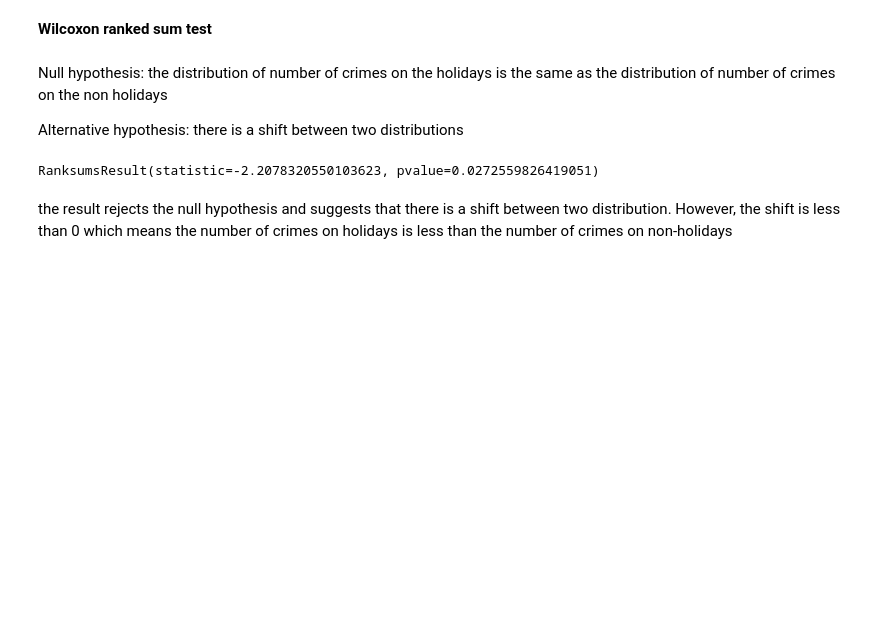
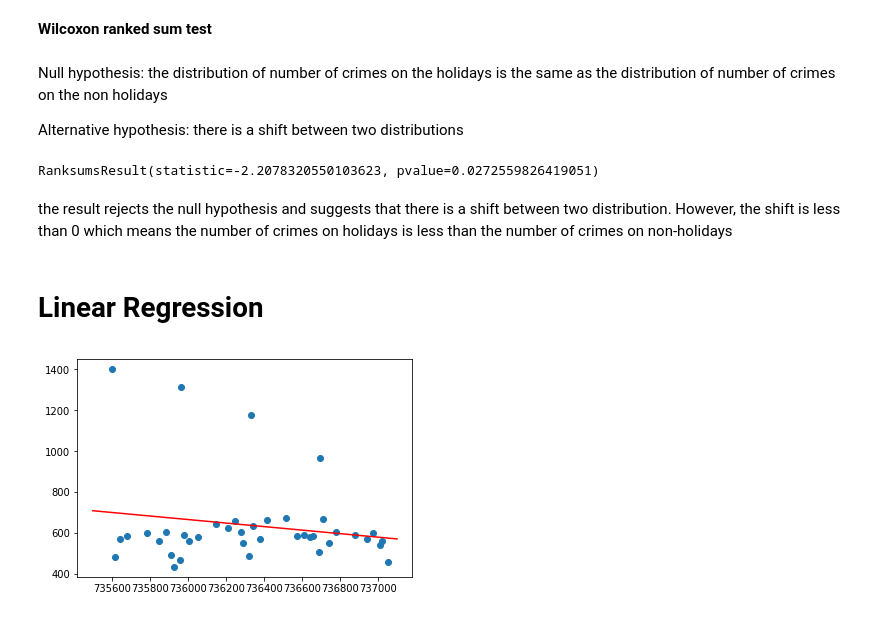
Before and after one commit to r3qin/COGS108Final, a Jupyter notebook: final.ipynb, the cells around one changed output. Saved outputs shown, nothing was run; the diff lists cells and outputs as text; code cells hidden in the pictures; blank space fills up the shorter version.

```diff
--- a/final.ipynb
+++ b/final.ipynb
@@ -191,3 +205,23 @@ stats.ranksums(num_crime_holiday_3["is_holiday"], num_crime_nonholiday_3["Num"])
 RanksumsResult(statistic=-2.2078320550103623, pvalue=0.0272559826419051)
 # %% [markdown]
 the result rejects the null hypothesis and suggests that there is a shift between two distribution. However, the shift is less than 0 which means the number of crimes on holidays is less than the number of crimes on non-holidays
+# %% [markdown]
+# Linear Regression
+# %%
+num_crime_holiday_3["Date Occurred"] = pd.to_datetime(num_crime_holiday_3["Date Occurred"])
+num_crime_nonholiday_3["Date Occurred"] = pd.to_datetime(num_crime_nonholiday_3["Date Occurred"])
+num_crime_holiday_3["Date Occurred"] = num_crime_holiday_3["Date Occurred"].map(dt.datetime.toordinal)
+num_crime_nonholiday_3["Date Occurred"] = num_crime_nonholiday_3["Date Occurred"].map(dt.datetime.toordinal)
+# %%
+x = num_crime_holiday_3["Date Occurred"]
+y = num_crime_holiday_3["is_holiday"]
+x_m = np.column_stack((np.ones(len(x)),x))
+y_m = np.matrix(y)
+W = np.linalg.inv(x_m.T.dot(x_m)).dot(x_m.T).dot(y)
+# %%
+plt.scatter(x, y)
+x_s = np.linspace(735500, 737100, 1000)
+plt.plot(x_s, W[0] + W[1]*x_s, color = "r")
+plt.show()
+# %% [output]
+[figure, added]
```
Also changed, not shown: parts of 8 cells of this notebook.
